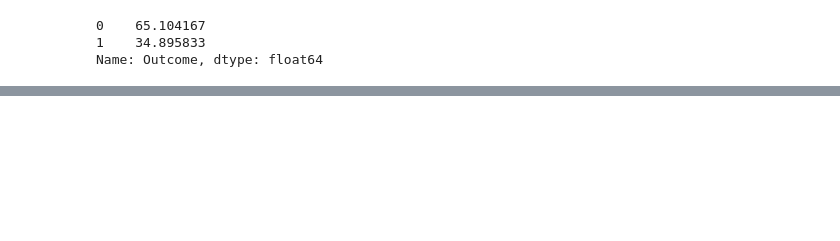
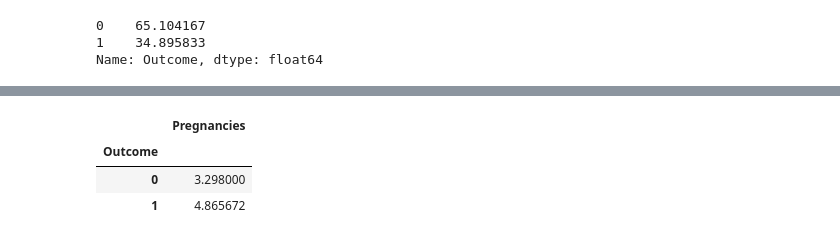
Before and after one commit to DurjoyAcharya/Diabetes-Prediction, a Jupyter notebook: Diabetes_Prediction.ipynb, the cells around one changed output, grey strips where cells are left out. Cells and saved outputs as stored; diff of their text form; code cells hidden in the pictures; blank space fills up the shorter version.

```diff
--- a/Diabetes_Prediction.ipynb
+++ b/Diabetes_Prediction.ipynb
@@ -101,0 +129,7 @@ Name: Outcome, dtype: float64
+# %%
+data_frame.groupby("Outcome").agg({"Pregnancies":"mean"})
+# %% [output]
+|  | Pregnancies |
+| Outcome |  |
+| 0 | 3.298000 |
+| 1 | 4.865672 |
```
Also changed, not shown: parts of 11 cells of this notebook.
